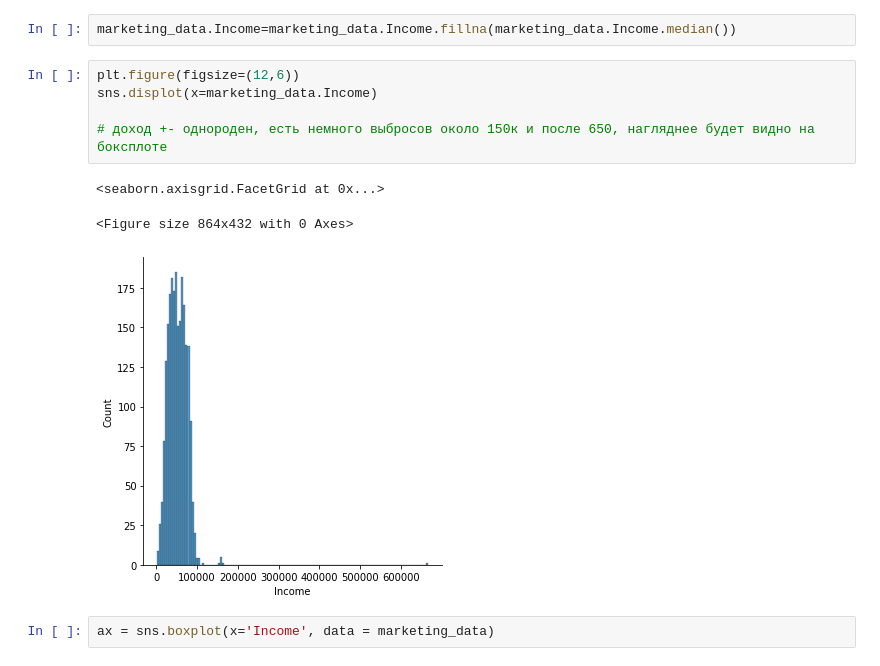
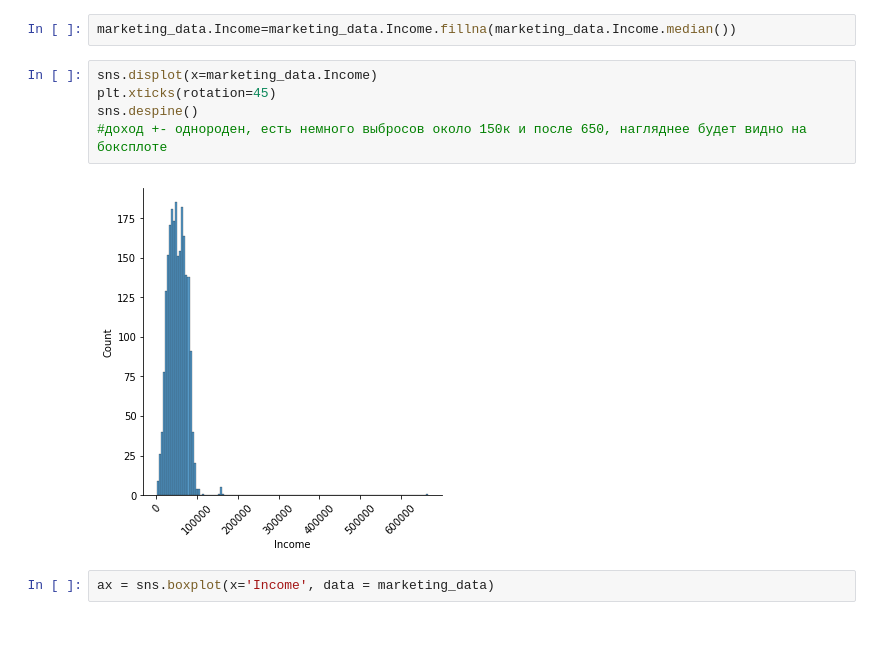
Before and after one commit to kiryouri/marketing_data_project, a Jupyter notebook: marketing_data_project.ipynb, the cells around one changed output. Saved outputs shown, nothing was run; the diff lists cells and outputs as text; blank space fills up the shorter version.

```diff
--- a/marketing_data_project.ipynb
+++ b/marketing_data_project.ipynb
@@ -55,14 +55,12 @@ marketing_data['Income'] = marketing_data['Income'].str.replace(',', '').astype(
 # %%
 marketing_data.Income=marketing_data.Income.fillna(marketing_data.Income.median())
 # %%
-plt.figure(figsize=(12,6))
 sns.displot(x=marketing_data.Income)
-
-# доход +- однороден, есть немного выбросов около 150к и после 650, нагляднее будет видно на боксплоте
+plt.xticks(rotation=45)
+sns.despine()
+#доход +- однороден, есть немного выбросов около 150к и после 650, нагляднее будет видно на боксплоте
 # %% [output]
-<seaborn.axisgrid.FacetGrid at 0x...>
-<Figure size 864x432 with 0 Axes>
-[figure, old version]
+[figure, new version]
 # %%
 ax = sns.boxplot(x='Income', data = marketing_data)
 # %% [output]
```
Also changed, not shown: parts of 8 cells of this notebook.
